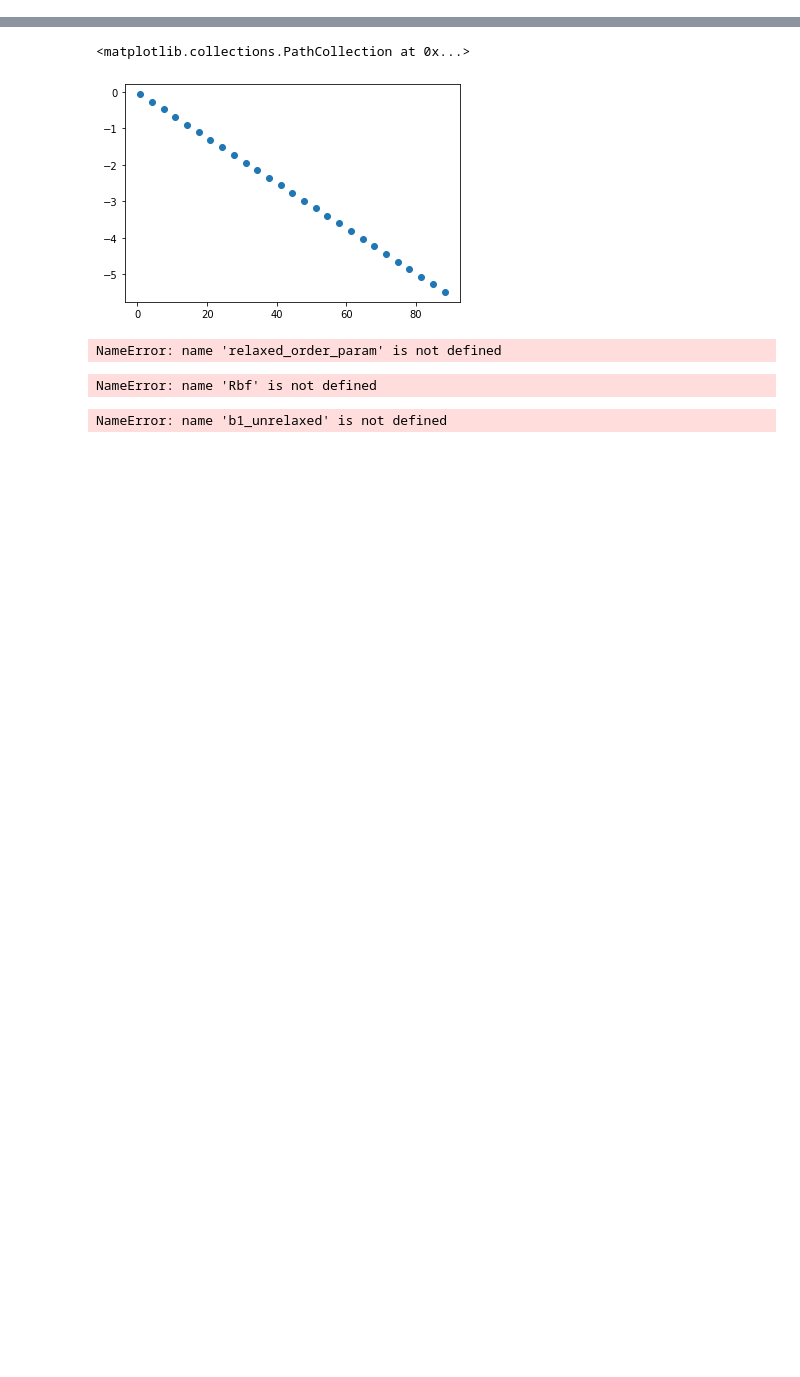
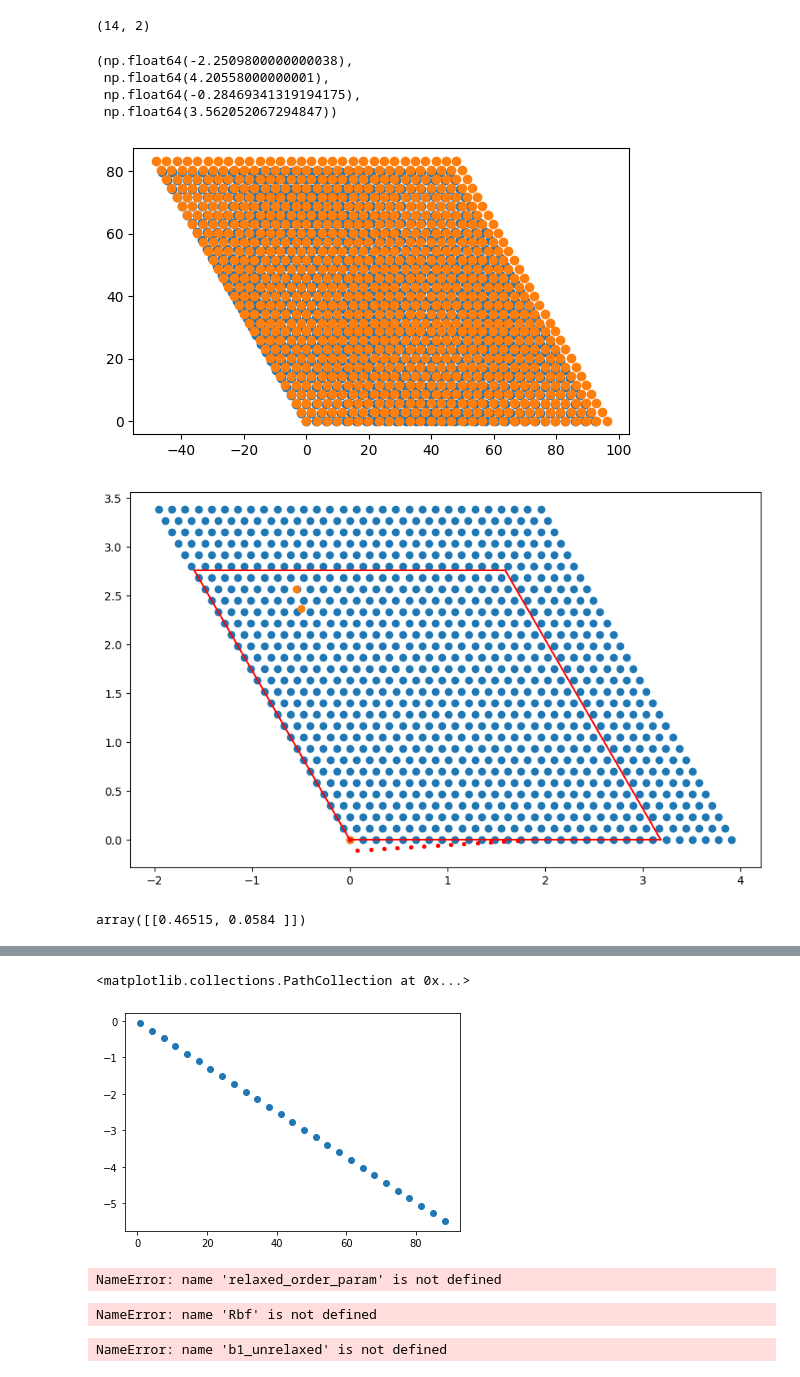
Before and after one commit to jdgeorga/moire_1D, a Jupyter notebook: working/fig_4.ipynb, the cells around one changed output, grey strips where cells are left out. Cells and saved outputs as stored; diff of their text form; code cells hidden in the pictures; blank space fills up the shorter version.

Commit message:
updating paper plots

```diff
--- a/working/fig_4.ipynb
+++ b/working/fig_4.ipynb
@@ -145,0 +296,62 @@ plt.show()
+# %%
+r2_A.shape
+# %% [output]
+(14, 2)
+# %%
+# Generate pristine lattice points
+n_points = max(30, 30)
+x, y = np.meshgrid(range(int(n_points)), range(int(n_points)))
+coords = np.stack((x.flatten(), y.flatten()), axis=-1)
+
+lattice_points_2 = coords @ A2
+lattice_points_1 = coords @ A1
+
+plt.scatter(lattice_points_1[:,0], lattice_points_1[:,1])
+plt.scatter(lattice_points_2[:,0], lattice_points_2[:,1])
+plt.axis('scaled')
+
+# Calculate b_{2->1}
+b_2to1 = lattice_points_2 - lattice_points_2 @ np.linalg.inv(A2) @ A1
+offset_vector = np.array([0.5, 0.5]) @ A2
+i = [15]
+b_2to1_prime = (r2_A) - (r2_A) @ np.linalg.inv(A2) @ A1
+offset_vector = np.array([.5, 0]) @ A1
+b_1to1 = unit_range_fixed((r1_A) @ np.linalg.inv(A1)) @ A1
+# disreg = b_2to1_prime - b_1to1
+
+# # Calculate u_2
+# tree_2 = cKDTree(lattice_points_2)
+# _, indices_2A = tree_2.query(r2_A)
+# _, indices_2B = tree_2.query(r2_B)
+# u_2_A = r2_A - lattice_points_2[indices_2A]
+# u_2_B = r2_B - lattice_points_2[indices_2B]
+
+# print(u_2_A)
+
+
+# b_plus_u2_A = u_2_A + b_2to1[indices_2A]
+# b_plus_u2_B = u_2_B + b_2to1[indices_2B]
+
+
+plt.figure(figsize=(10, 8))
+plt.scatter(b_2to1[:,0], b_2to1[:,1])
+plt.scatter(b_1to1[:3,0], b_1to1[:3,1])
+# plt.scatter(disreg[:,0],disreg[:,1],s = 8, c= 'r')
+plt.scatter(b_2to1_prime[:,0], b_2to1_prime[:,1],s = 8, c= 'r')
+plt.plot([0, A1[0,0]], [0, A1[0,1]], 'r-')
+plt.plot([A1[0,0], A1[0,0]+A1[1,0]], [A1[0,1], A1[0,1]+A1[1,1]], 'r-')
+plt.plot([A1[0,0]+A1[1,0], A1[1,0]], [A1[0,1]+A1[1,1], A1[1,1]], 'r-')
+plt.plot([A1[1,0], 0], [A1[1,1], 0], 'r-')
+plt.axis('scaled')
+plt.axis('scaled')
+# %% [output]
+(np.float64(-2.2509800000000038),
+ np.float64(4.20558000000001),
+ np.float64(-0.28469341319194175),
+ np.float64(3.562052067294847))
+[figure, added]
+[figure, added]
+# %%
+b_2to1_prime - b_1to1[0]
+# %% [output]
+array([[0.46515, 0.0584 ]])
```
Also changed, not shown: parts of 9 cells of this notebook, 8 other files.
